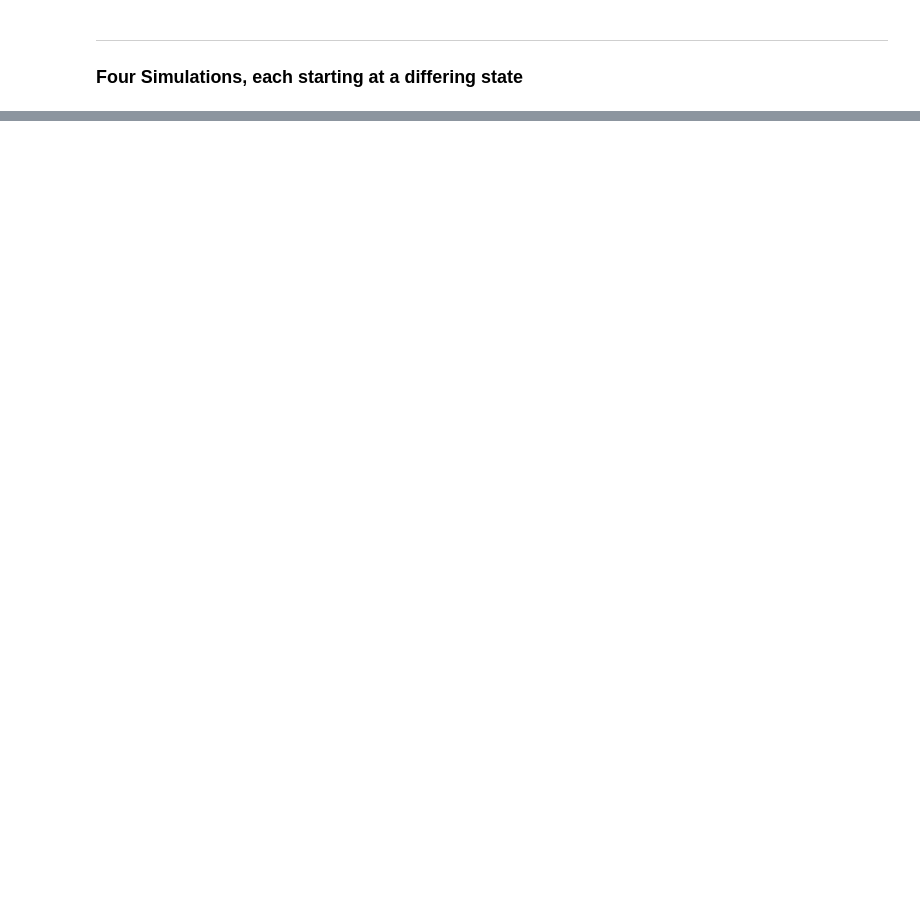
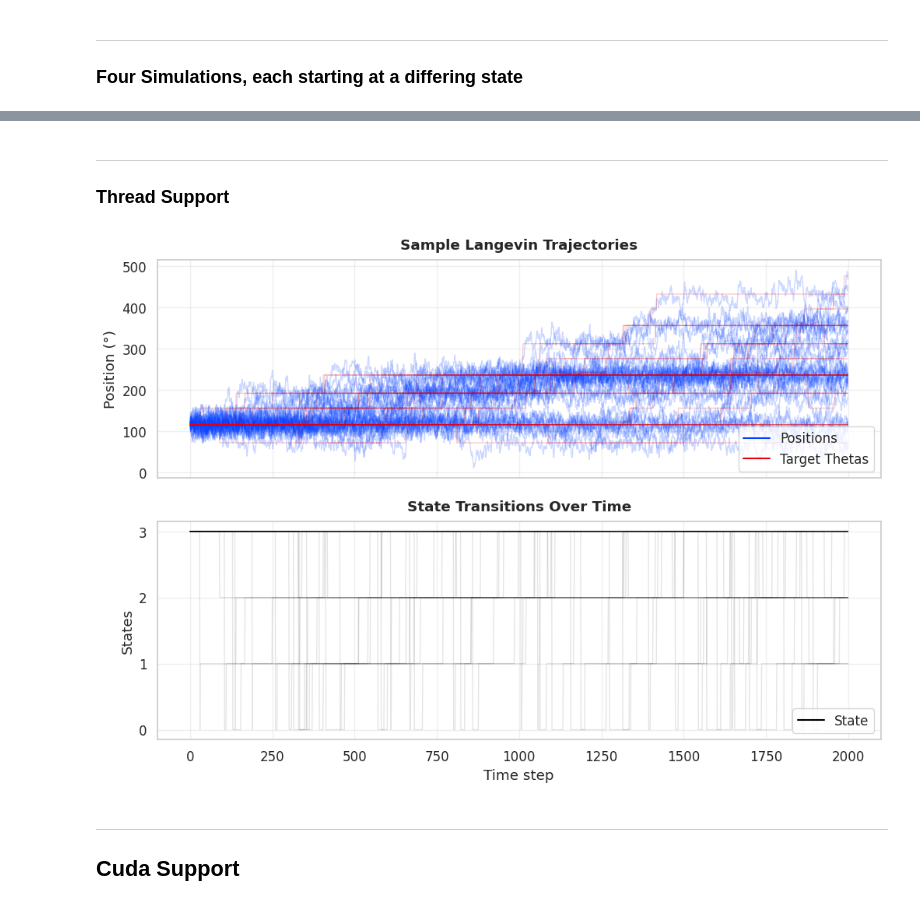
Before and after one commit to RobertAFenn/F1-ATPase-simulation, a Jupyter notebook: main.ipynb, the cells around one changed output, grey strips where cells are left out. Saved outputs shown, nothing was run; the diff lists cells and outputs as text; code cells hidden in the pictures; blank space fills up the shorter version.

```diff
--- a/main.ipynb
+++ b/main.ipynb
@@ -133,0 +160,53 @@ plt.tight_layout()
+# %% [markdown]
+<hr>
+
+### Thread Support
+# %%
+THREAD_COUNT = 32
+SIMULATION_COUNT = 32
+# %%
+# Threads are implemented in CPP in order to remove GIL restrictions
+combined_bead_positions, combined_states, combined_target_thetas = (
+    LG.simulate_multithreaded(SIMULATION_COUNT, THREAD_COUNT, 101)
+)
+# %%
+combined_bead_positions = np.array(combined_bead_positions, dtype=float)
+combined_target_thetas = np.array(combined_target_thetas, dtype=float)
+combined_states = np.array(combined_states, dtype=float)
+
+combined_bead_positions *= deg_factor
+combined_target_thetas *= deg_factor
+
+# Turn the 2D matrix into a vector
+combined_bead_positions = np.vstack([np.array(b) for b in combined_bead_positions]).T
+combined_target_thetas = np.vstack([np.array(t) for t in combined_target_thetas]).T
+# %%
+fig, axs = plt.subplots(2, 1, figsize=(12, 8), sharex=True)
+
+axs[0].plot(combined_bead_positions, color="b", alpha=0.2, linewidth=1)
+axs[0].plot([], [], color="b", label="Positions")
+axs[0].legend(loc="lower right", frameon=True)
+axs[0].plot(np.array(combined_target_thetas), color="r", alpha=0.2, linewidth=1)
+
+axs[0].plot([], [], color="r", label="Target Thetas")
+axs[0].set_title("Sample Langevin Trajectories", pad=10, weight="bold")
+axs[0].set_ylabel("Position (°)")
+axs[0].grid(True, alpha=0.3)
+axs[0].legend(loc="lower right", frameon=True)
+
+for state_group in combined_states:
+    axs[1].plot(np.array(state_group).T, color="black", alpha=0.1, linewidth=1)
+
+axs[1].set_title("State Transitions Over Time", pad=10, weight="bold")
+axs[1].set_xlabel("Time step")
+axs[1].set_ylabel("States")
+axs[1].grid(True, alpha=0.3)
+axs[1].set_yticks(np.arange(len(LG.theta_states)))
+axs[1].plot([], [], color="black", label="State")
+axs[1].legend(loc="lower right", frameon=True);
+# %% [output]
+[figure, added]
+# %% [markdown]
+<hr>
+
+## Cuda Support
```
Also changed, not shown: parts of 10 cells of this notebook, 17 other files.
